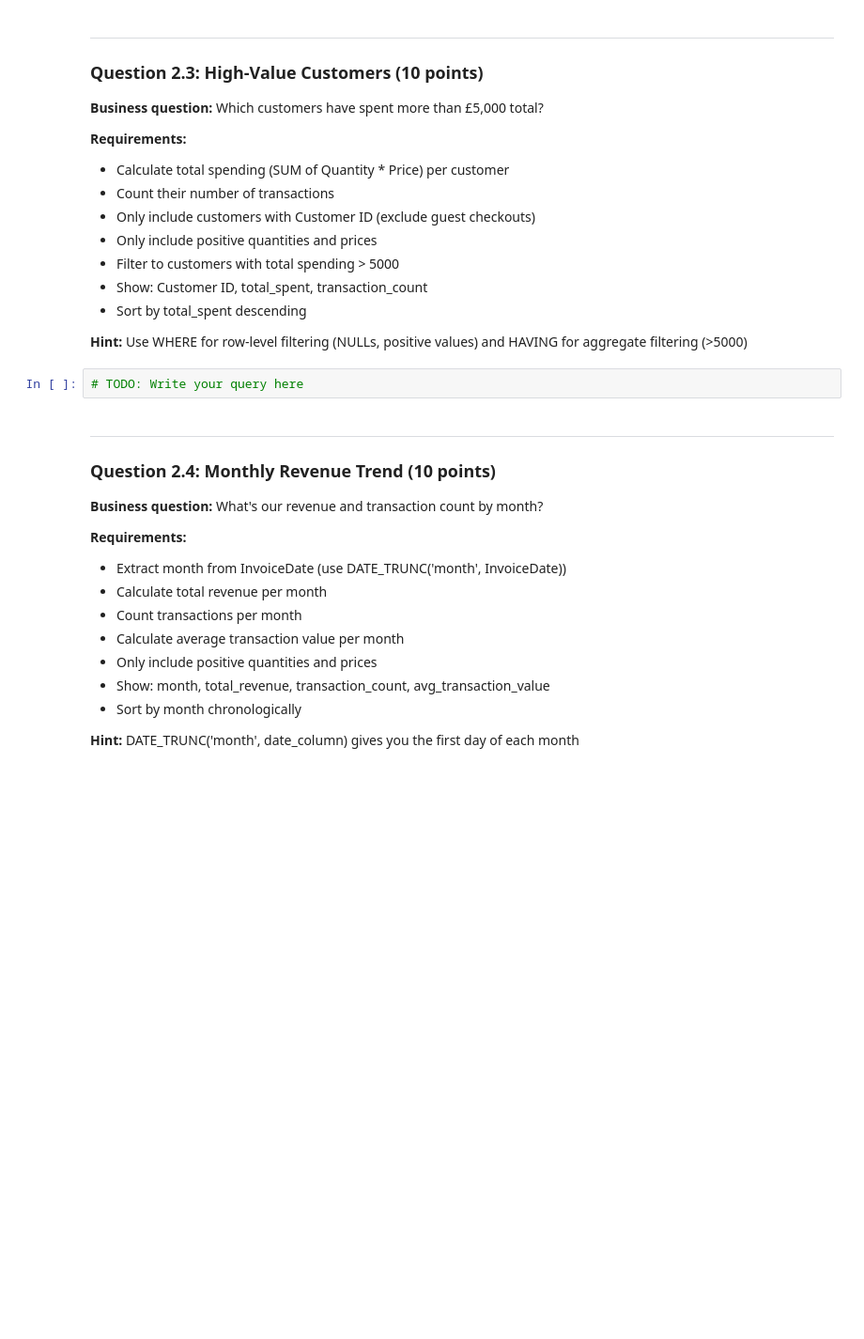
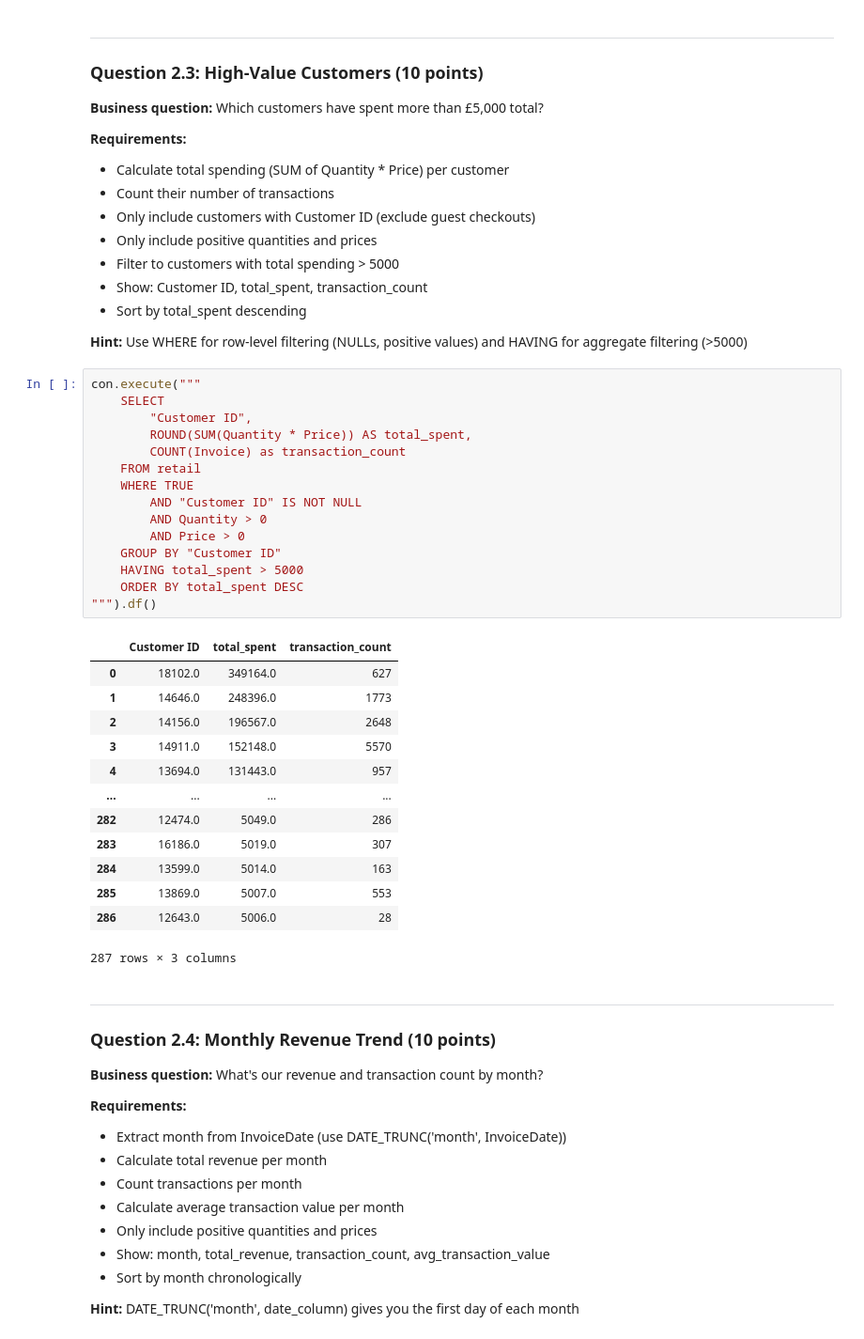
Before and after one commit to balintdecsi/ECBS5294, a Jupyter notebook: assignments/hw1/hw1_balint_decsi.ipynb, the cells around one changed output. Shown at 94% size. Cells and saved outputs as stored; diff of their text form; blank space fills up the shorter version.

```diff
--- a/assignments/hw1/hw1_balint_decsi.ipynb
+++ b/assignments/hw1/hw1_balint_decsi.ipynb
@@ -350,8 +427,35 @@ This section tests: COUNT, SUM, AVG, GROUP BY, HAVING, WHERE vs HAVING
 - Sort by total_spent descending
 
 **Hint:** Use WHERE for row-level filtering (NULLs, positive values) and HAVING for aggregate filtering (>5000)
-# %%
-# TODO: Write your query here
+# %%
+con.execute("""
+    SELECT
+        "Customer ID",
+        ROUND(SUM(Quantity * Price)) AS total_spent,
+        COUNT(Invoice) as transaction_count
+    FROM retail
+    WHERE TRUE
+        AND "Customer ID" IS NOT NULL
+        AND Quantity > 0
+        AND Price > 0
+    GROUP BY "Customer ID"
+    HAVING total_spent > 5000
+    ORDER BY total_spent DESC
+""").df()
+# %% [output]
+|  | Customer ID | total_spent | transaction_count |
+| 0 | 18102.0 | 349164.0 | 627 |
+| 1 | 14646.0 | 248396.0 | 1773 |
+| 2 | 14156.0 | 196567.0 | 2648 |
+| 3 | 14911.0 | 152148.0 | 5570 |
+| 4 | 13694.0 | 131443.0 | 957 |
+| ... | ... | ... | ... |
+| 282 | 12474.0 | 5049.0 | 286 |
+| 283 | 16186.0 | 5019.0 | 307 |
+| 284 | 13599.0 | 5014.0 | 163 |
+| 285 | 13869.0 | 5007.0 | 553 |
+| 286 | 12643.0 | 5006.0 | 28 |
+287 rows × 3 columns
 # %% [markdown]
 ---
 
```
Also changed, not shown: parts of 10 cells of this notebook.
